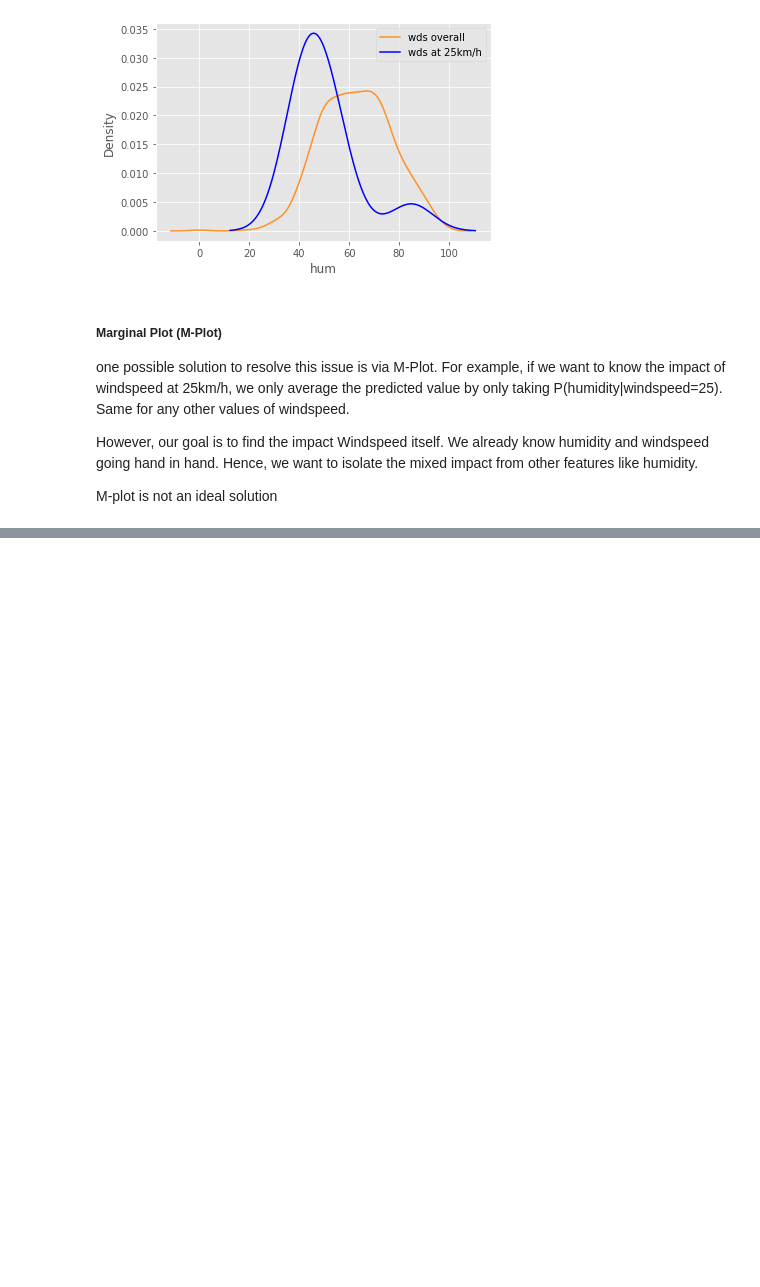
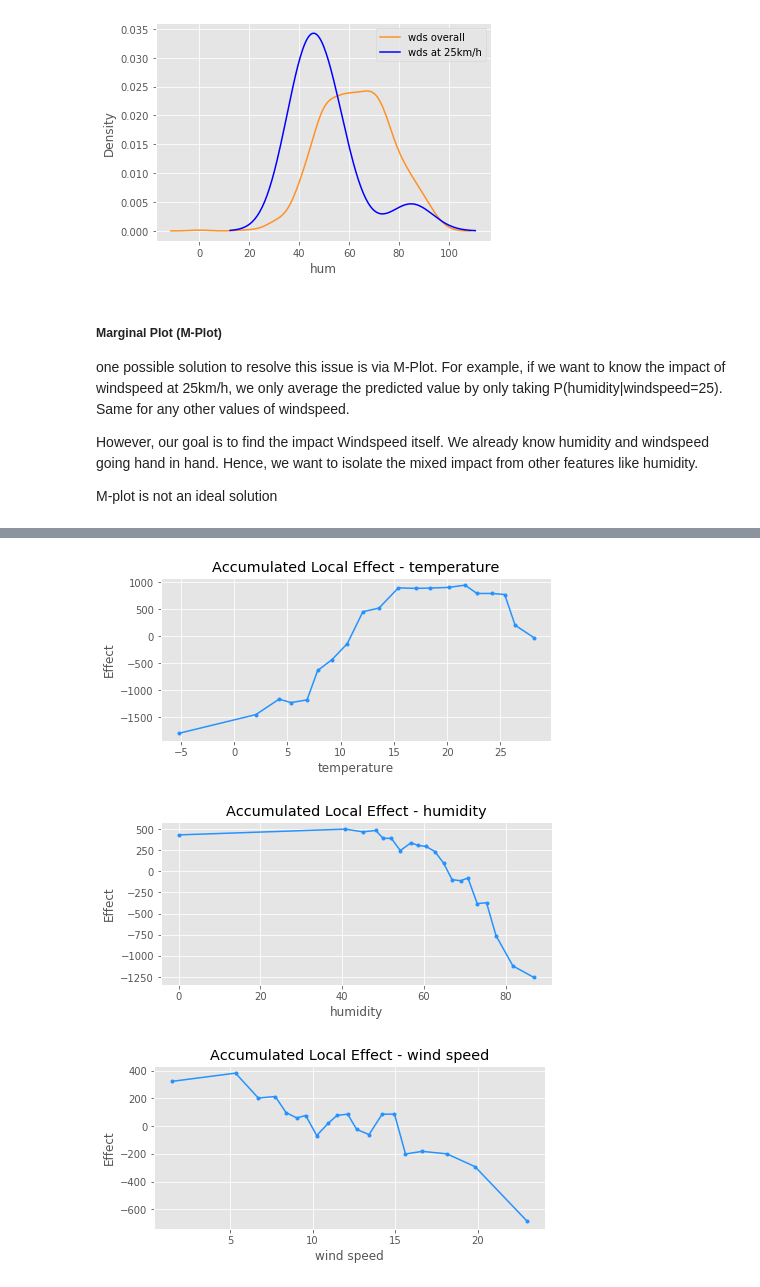
Before and after one commit to yuchen0908/explainable_ml, a Jupyter notebook: s8.2_ale_bike.ipynb, the cells around one changed output, grey strips where cells are left out. Saved outputs shown, nothing was run; the diff lists cells and outputs as text; code cells hidden in the pictures; blank space fills up the shorter version.

```diff
--- a/s8.2_ale_bike.ipynb
+++ b/s8.2_ale_bike.ipynb
@@ -124,0 +161,11 @@ plt.show()
+# %%
+from lib.ml_helper import *
+# plotting variables for bike data
+blueprint = {'temperature':0, 'humidity':1, 'wind speed':2}
+for k,v in blueprint.items():
+    g=plot_ale(estimator = gradient_tree_model, X = X, var_idx = v, var_name = k, n_split=20)
+    g.show()
+# %% [output]
+[figure, added]
+[figure, added]
+[figure, added]
```
Also changed, not shown: parts of 7 cells of this notebook, 1 other file.
